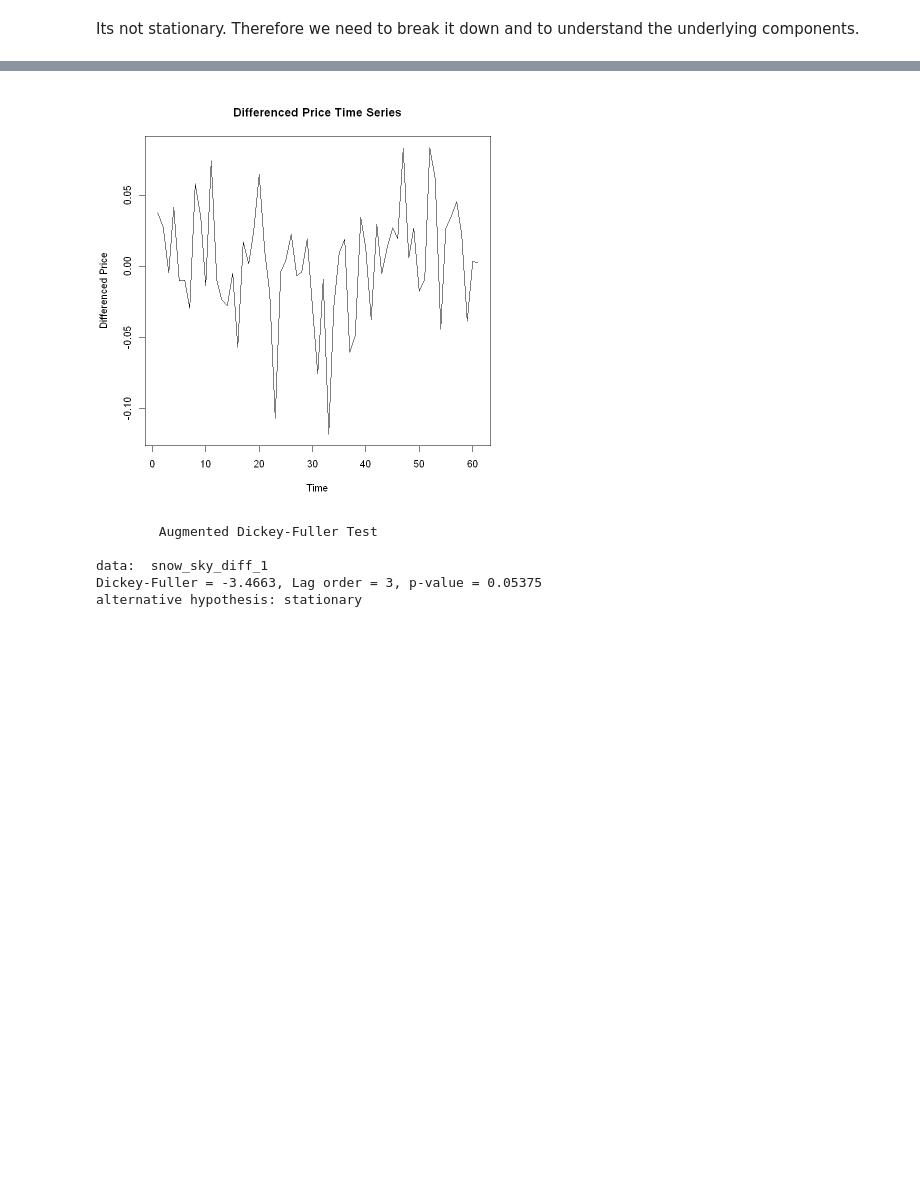
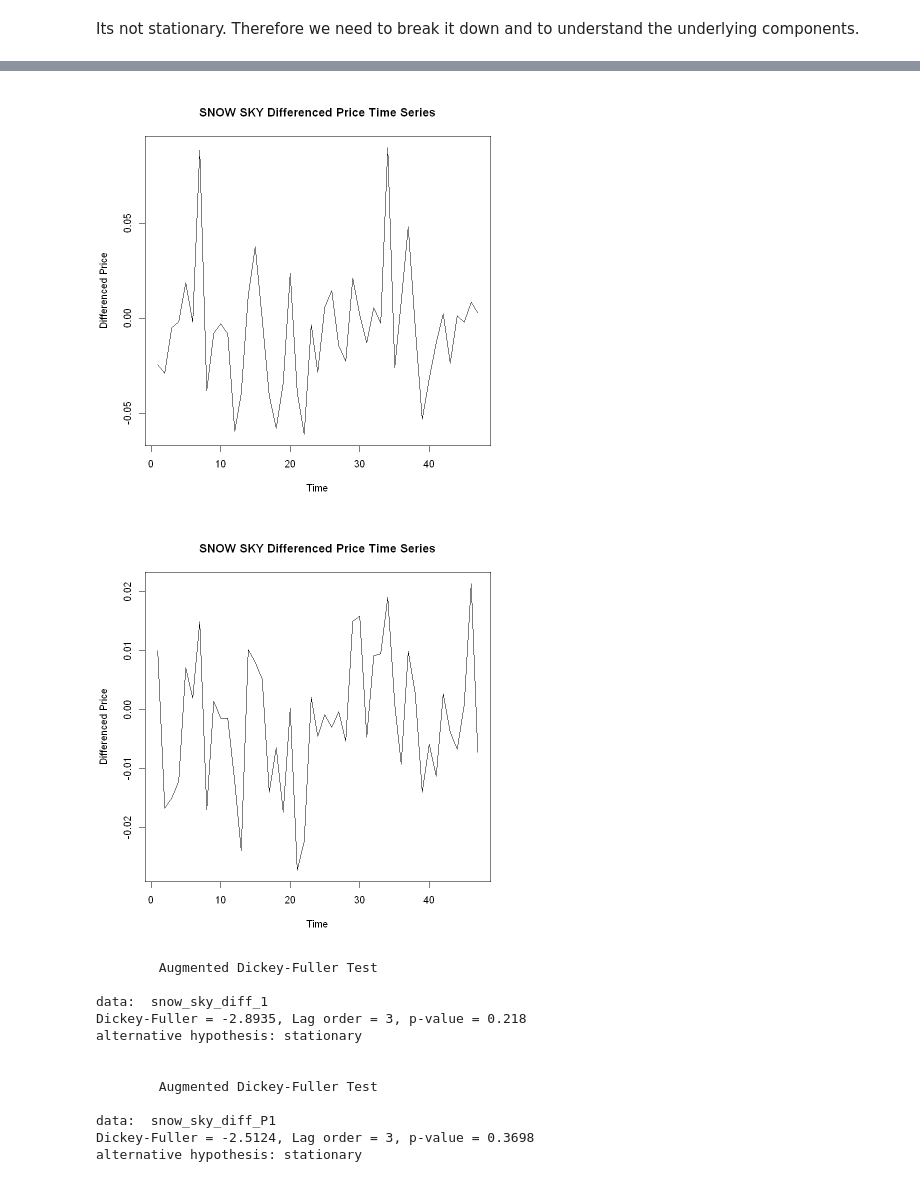
Before and after one commit to SamuelDevdas/Time-Series-Finance-Sports-Betting, a Jupyter notebook: win_data_prep2.ipynb, the cells around one changed output, grey strips where cells are left out. Cells and saved outputs as stored; diff of their text form; code cells hidden in the pictures; blank space fills up the shorter version.

```diff
--- a/win_data_prep2.ipynb
+++ b/win_data_prep2.ipynb
@@ -87,6 +106,8 @@ PLACE_PRO_df_Morning <- PLACE_PRO_df %>% filter(timestamp < PP_t)
 PLACE_PRO_df_PP <- PLACE_PRO_df %>% filter(timestamp >= PP_t & timestamp < IP_t)
 PLACE_PRO_df_IP <- PLACE_PRO_df %>% filter(timestamp >= IP_t)
 # %%
+  par(mfrow = c(2, 3))
+
 # Loop through each horse and create a plot and save dataframe for WIN_PRO_df
 for (horse in unique(WIN_PRO_df$horse_name)) {
   horse_df <- WIN_PRO_df_PP %>% filter(horse_name == horse)
@@ -108,8 +129,15 @@ for (horse in unique(WIN_PRO_df$horse_name)) {
   # Save the horse-specific dataframe to a variable named after the horse
   assign(paste0(gsub(" ", "_", horse), "_WIN_df"), horse_df)
 
+
+  # Partition the plot panel 2 rows and 3 column
+
+
+
+
+
   # Create the plot with only price
-  p <- ggplot(data = horse_df, aes(x = as.POSIXct(six_sec_bucket * 6, origin = "1970-01-01", tz = "GMT"), y = mean_price)) +
+  p <- ggplot(data = horse_df, aes(x = as.POSIXct(six_sec_bucket * 10, origin = "1970-01-01", tz = "GMT"), y = mean_price)) +
     geom_line() +
     geom_point() +
     labs(
@@ -158,7 +186,7 @@ for (horse in unique(PLACE_PRO_df$horse_name)) {
   assign(paste0(gsub(" ", "_", horse), "_PLACE_df"), horse_df)
 
   # Create the plot with only price
-  p <- ggplot(data = horse_df, aes(x = as.POSIXct(six_sec_bucket * 6, origin = "1970-01-01", tz = "GMT"), y = mean_price)) +
+  p <- ggplot(data = horse_df, aes(x = as.POSIXct(six_sec_bucket * 10, origin = "1970-01-01", tz = "GMT"), y = mean_price)) +
     geom_line() +
     geom_point() +
     labs(
@@ -296,14 +310,14 @@ ERROR: Error in prettyNum(.Internal(format(x, trim, digits, nsmall, width, 3L, :
 # %%
 # Convert 'six_sec_bucket' to POSIXct for proper time handling
 Snow_Sky_WIN_df <- Snow_Sky_WIN_df %>%
-  mutate(timestamp = as.POSIXct(six_sec_bucket * 6, origin = "1970-01-01", tz = "GMT"))
+  mutate(timestamp = as.POSIXct(six_sec_bucket * 10, origin = "1970-01-01", tz = "GMT"))
 
 # Check the range of the timestamp
 start_time <- min(Snow_Sky_WIN_df$timestamp)
 end_time <- max(Snow_Sky_WIN_df$timestamp)
 
 # Create a sequence of time points from start to end with a step of 6 seconds
-time_points <- seq(from = start_time, to = end_time, by = "6 sec")
+time_points <- seq(from = start_time, to = end_time, by = "10 sec")
 
 # Create a complete data frame with these time points
 complete_data <- data.frame(timestamp = time_points)
@@ -429,15 +500,30 @@ ERROR: Error in cor(snow_sky_df$traded_volume, snow_sky_df$price, use = "complet
 # %%
 snow_sky_diff_1 <- diff(Snow_Sky_WIN_df$mean_price, lag = 1)
+
+snow_sky_diff_P1 <- diff(Snow_Sky_PLACE_df$mean_price, lag = 1)
 # %%
-plot(snow_sky_diff_1, main="Differenced Price Time Series", xlab="Time", ylab="Differenced Price", type="l")
+plot(snow_sky_diff_1, main="SNOW SKY Differenced Price Time Series", xlab="Time", ylab="Differenced Price", type="l")
+
+plot(snow_sky_diff_P1, main="SNOW SKY Differenced Price Time Series", xlab="Time", ylab="Differenced Price", type="l")
 # %% [output]
-[figure, old version]
+[figure, new version]
+[figure, added]
 # %%
 adf_result_diff <- adf.test(snow_sky_diff_1, alternative = "stationary")
 print(adf_result_diff)
+
+adf_result_diff_P <- adf.test(snow_sky_diff_P1, alternative = "stationary")
+print(adf_result_diff_P)
 # %% [output]
         Augmented Dickey-Fuller Test
 
 data:  snow_sky_diff_1
-Dickey-Fuller = -3.4663, Lag order = 3, p-value = 0.05375
+Dickey-Fuller = -2.8935, Lag order = 3, p-value = 0.218
 alternative hypothesis: stationary
+
+
+        Augmented Dickey-Fuller Test
+
+data:  snow_sky_diff_P1
+Dickey-Fuller = -2.5124, Lag order = 3, p-value = 0.3698
+alternative hypothesis: stationary
```
Also changed, not shown: parts of 35 cells of this notebook.
